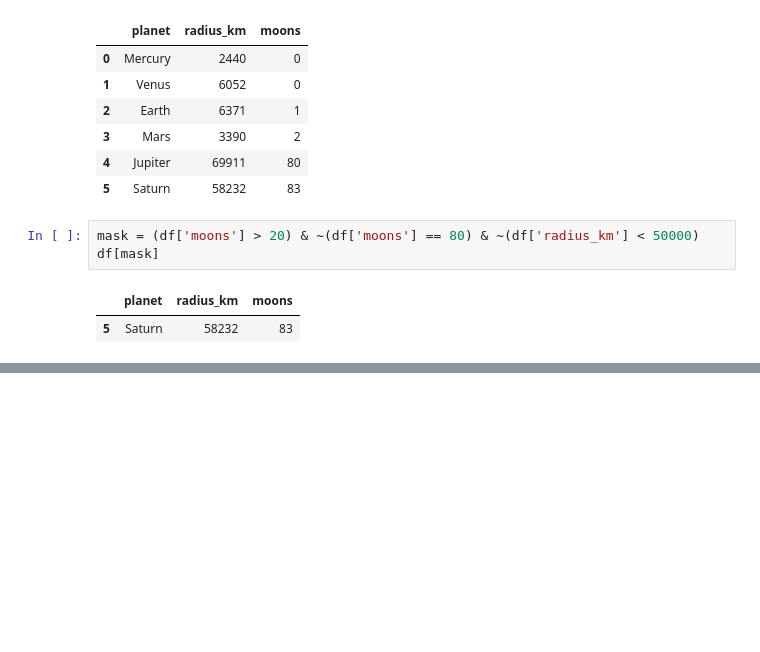
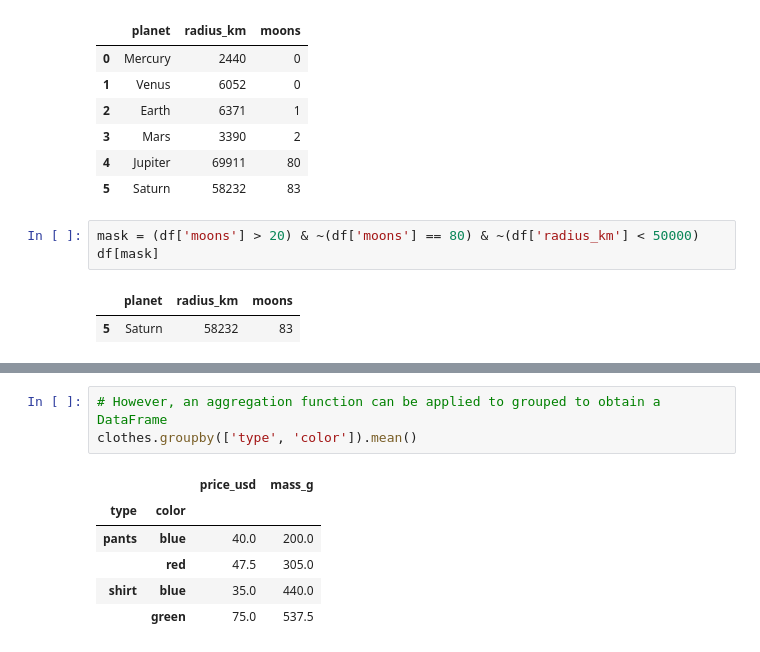
Before and after one commit to Champraise/-projects-get_started_with_python, a Jupyter notebook: workbook.ipynb, the cells around one changed output, grey strips where cells are left out. Drawn from its saved outputs; the diff is of its cells as text; blank space fills up the shorter version.

```diff
--- a/workbook.ipynb
+++ b/workbook.ipynb
@@ -174,0 +207,10 @@ df[mask]
+# %%
+# However, an aggregation function can be applied to grouped to obtain a DataFrame
+clothes.groupby(['type', 'color']).mean()
+# %% [output]
+|  |  | price_usd | mass_g |
+| type | color |  |  |
+| pants | blue | 40.0 | 200.0 |
+|  | red | 47.5 | 305.0 |
+| shirt | blue | 35.0 | 440.0 |
+|  | green | 75.0 | 537.5 |
```
Also changed, not shown: parts of 10 cells of this notebook.
